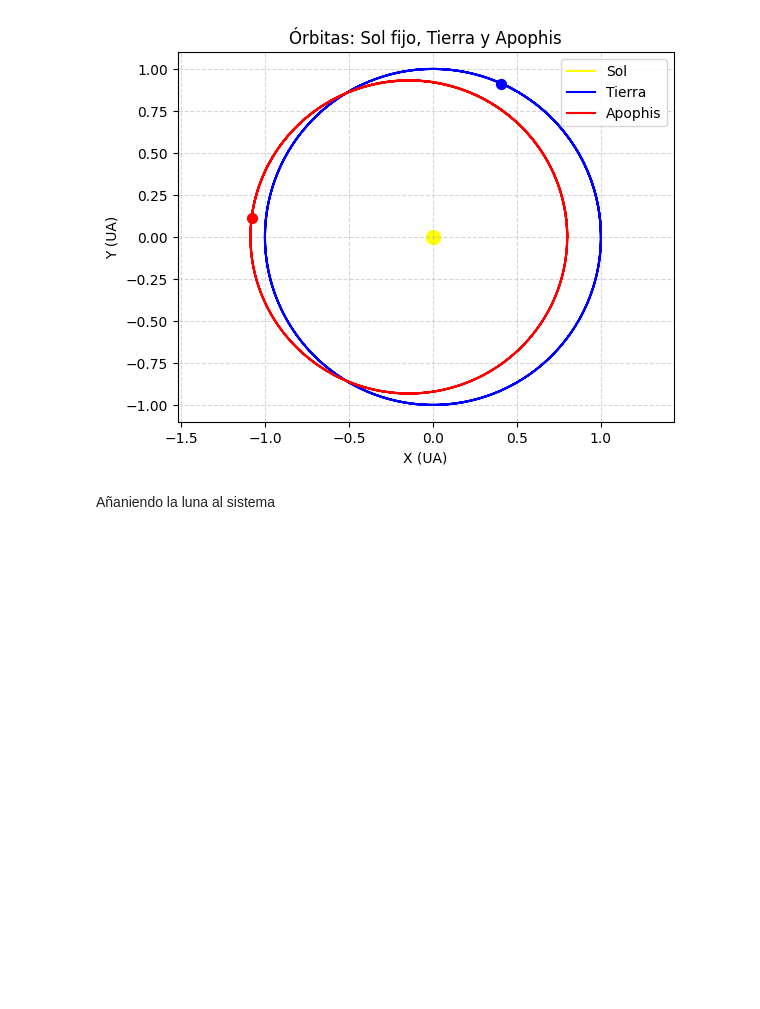
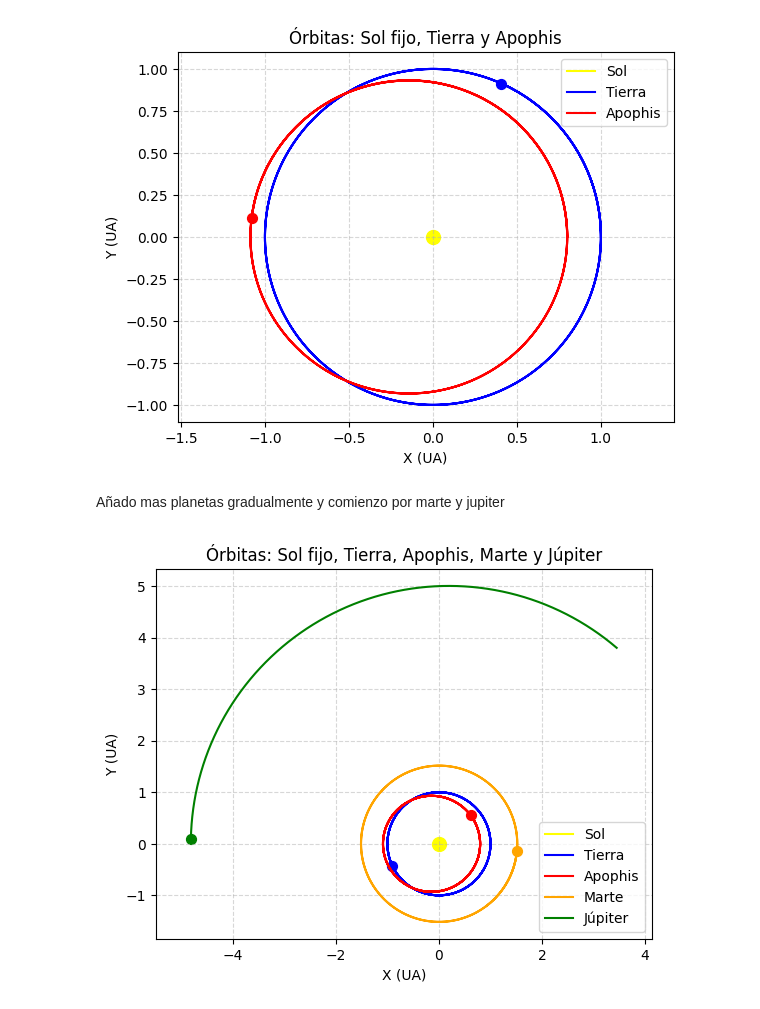
Before and after one commit to meccel-2026-2/Proyecto-del-curso-Apophis, a Jupyter notebook: proyecto-del-curso-Apophis.ipynb, the cells around one changed output. Cells and saved outputs as stored; diff of their text form; code cells hidden in the pictures; blank space fills up the shorter version.

Commit message:
jupiter y marte añadidos al sistema :p

```diff
--- a/proyecto-del-curso-Apophis.ipynb
+++ b/proyecto-del-curso-Apophis.ipynb
@@ -76,5 +74,5 @@ plt.title('Órbitas: Sol fijo, Tierra y Apophis')
 plt.show()
 # %% [output]
 [figure]
-# %% [markdown]
-Añaniendo la luna al sistema
+# %% [markdown]
+Añado mas planetas gradualmente y comienzo por marte y jupiter
@@ -80,0 +102,42 @@ Añaniendo la luna al sistema
+# %%
+def paso_leapfrog(sistema, dt):
+    a = aceleraciones(sistema)
+    for i in range(1, len(sistema)):
+        sistema[i]['v'] += 0.5 * a[i] * dt
+
+    for i in range(1, len(sistema)):  # No mover Sol
+        sistema[i]['r'] += sistema[i]['v'] * dt
+
+    a_new = aceleraciones(sistema)
+    for i in range(1, len(sistema)):
+        sistema[i]['v'] += 0.5 * a_new[i] * dt
+
+# Parámetros de simulación
+dt = 0.0005
+pasos = 50000
+
+trayectorias = [[] for _ in sistema]
+
+for _ in range(pasos):
+    paso_leapfrog(sistema, dt)
+    for i in range(len(sistema)):
+        trayectorias[i].append(sistema[i]['r'].copy())
+# %%
+colors = ['yellow', 'blue', 'red', 'orange', 'green']
+labels = ['Sol', 'Tierra', 'Apophis', 'Marte', 'Júpiter']
+
+for i in range(len(sistema)):
+    tray = np.array(trayectorias[i])
+    plt.plot(tray[:,0], tray[:,1], color=colors[i], label=labels[i])
+    plt.scatter(tray[-1,0], tray[-1,1], color=colors[i], s=50)
+
+plt.scatter(0, 0, color='yellow', s=100)  # Sol destacado en el origen
+plt.legend()
+plt.grid(True, linestyle='--', alpha=0.5)
+plt.axis('equal')
+plt.xlabel('X (UA)')
+plt.ylabel('Y (UA)')
+plt.title('Órbitas: Sol fijo, Tierra, Apophis, Marte y Júpiter')
+plt.show()
+# %% [output]
+[figure, added]
```
Also changed, not shown: parts of 3 cells of this notebook.
